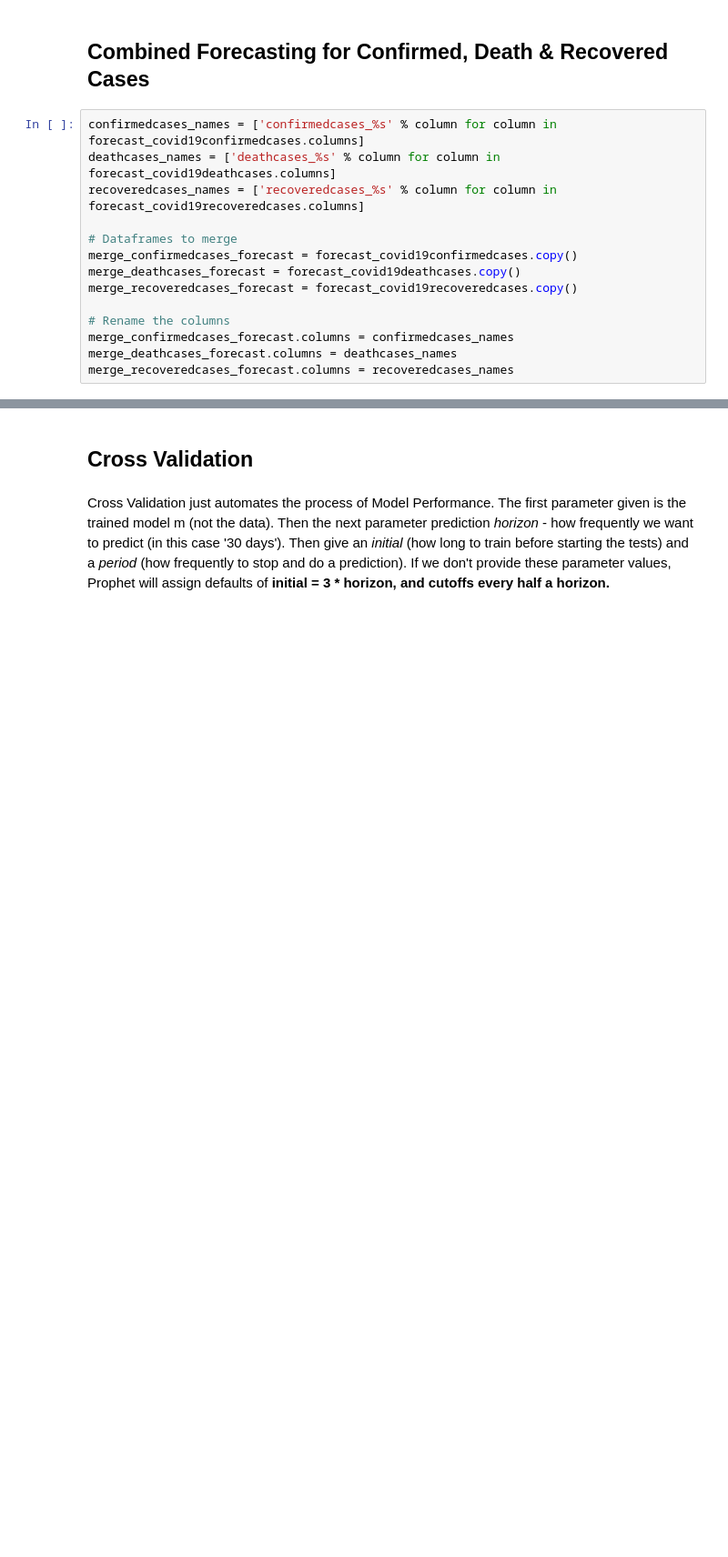
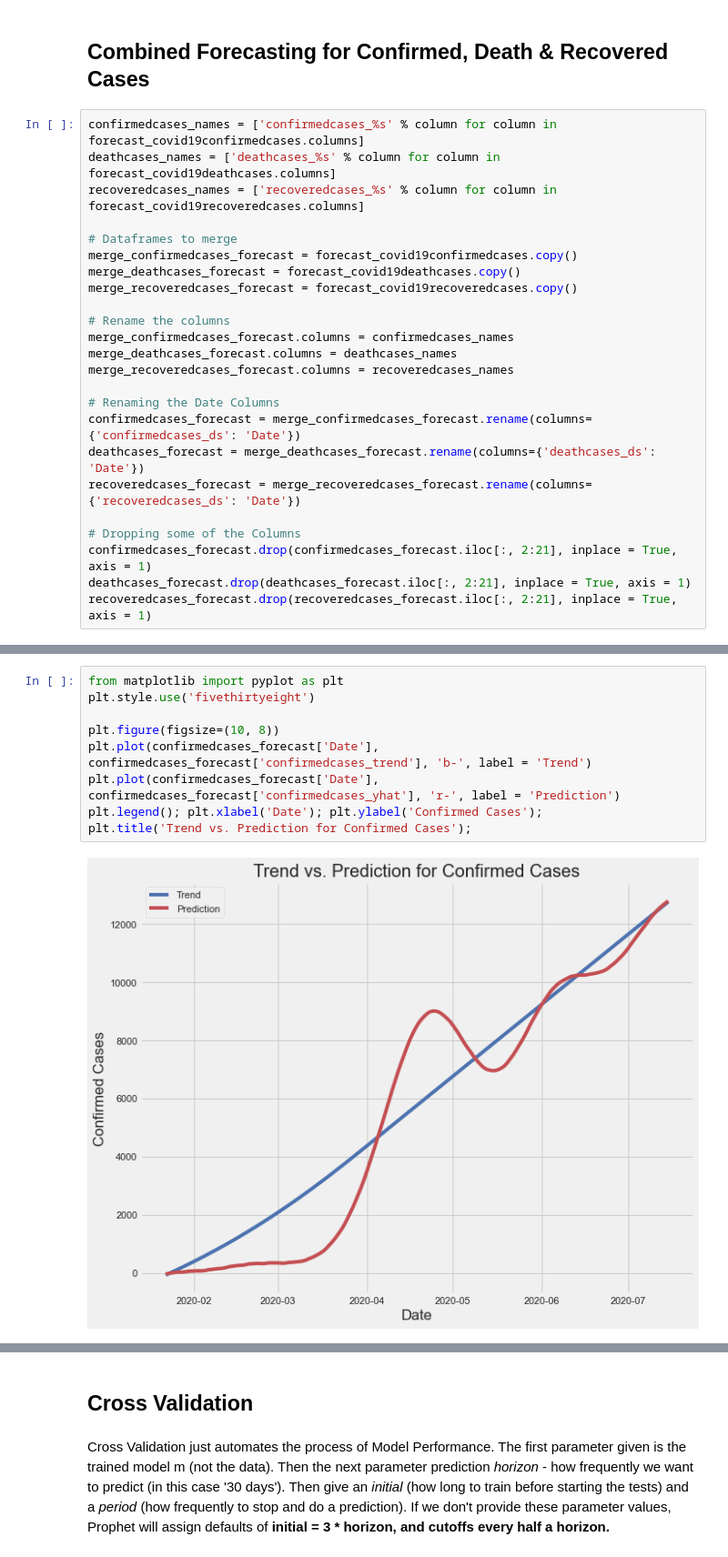
Before and after one commit to ankitaguhaoakland/Covid19, a Jupyter notebook: Time Series Forecasting.ipynb, the cells around one changed output, grey strips where cells are left out. Shown at 91% size. Saved outputs shown, nothing was run; the diff lists cells and outputs as text; blank space fills up the shorter version.

```diff
--- a/Time Series Forecasting.ipynb
+++ b/Time Series Forecasting.ipynb
@@ -216,3 +216,13 @@ merge_recoveredcases_forecast = forecast_covid19recoveredcases.copy()
 merge_confirmedcases_forecast.columns = confirmedcases_names
 merge_deathcases_forecast.columns = deathcases_names
 merge_recoveredcases_forecast.columns = recoveredcases_names
+
+# Renaming the Date Columns
+confirmedcases_forecast = merge_confirmedcases_forecast.rename(columns={'confirmedcases_ds': 'Date'})
+deathcases_forecast = merge_deathcases_forecast.rename(columns={'deathcases_ds': 'Date'})
+recoveredcases_forecast = merge_recoveredcases_forecast.rename(columns={'recoveredcases_ds': 'Date'})
+
+# Dropping some of the Columns
+confirmedcases_forecast.drop(confirmedcases_forecast.iloc[:, 2:21], inplace = True, axis = 1)
+deathcases_forecast.drop(deathcases_forecast.iloc[:, 2:21], inplace = True, axis = 1)
+recoveredcases_forecast.drop(recoveredcases_forecast.iloc[:, 2:21], inplace = True, axis = 1)
@@ -218,0 +259,11 @@ merge_recoveredcases_forecast.columns = recoveredcases_names
+# %%
+from matplotlib import pyplot as plt
+plt.style.use('fivethirtyeight')
+
+plt.figure(figsize=(10, 8))
+plt.plot(confirmedcases_forecast['Date'], confirmedcases_forecast['confirmedcases_trend'], 'b-', label = 'Trend')
+plt.plot(confirmedcases_forecast['Date'], confirmedcases_forecast['confirmedcases_yhat'], 'r-', label = 'Prediction')
+plt.legend(); plt.xlabel('Date'); plt.ylabel('Confirmed Cases');
+plt.title('Trend vs. Prediction for Confirmed Cases');
+# %% [output]
+[figure, added]
```
Also changed, not shown: parts of 13 cells of this notebook.
